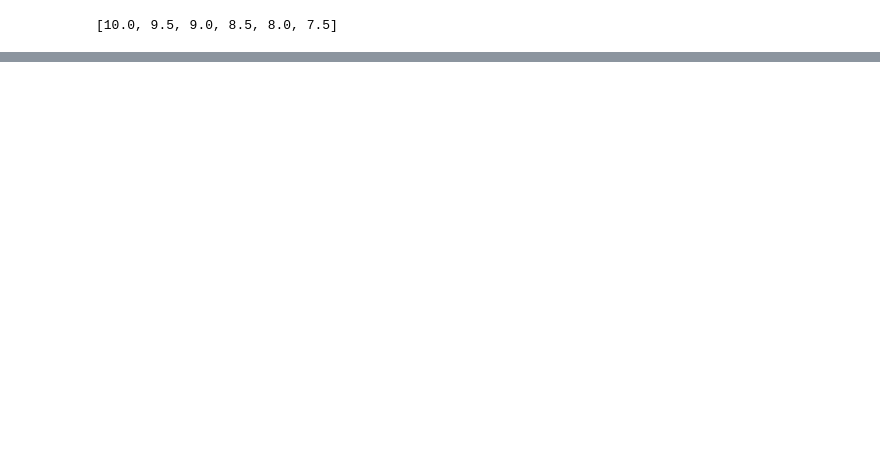
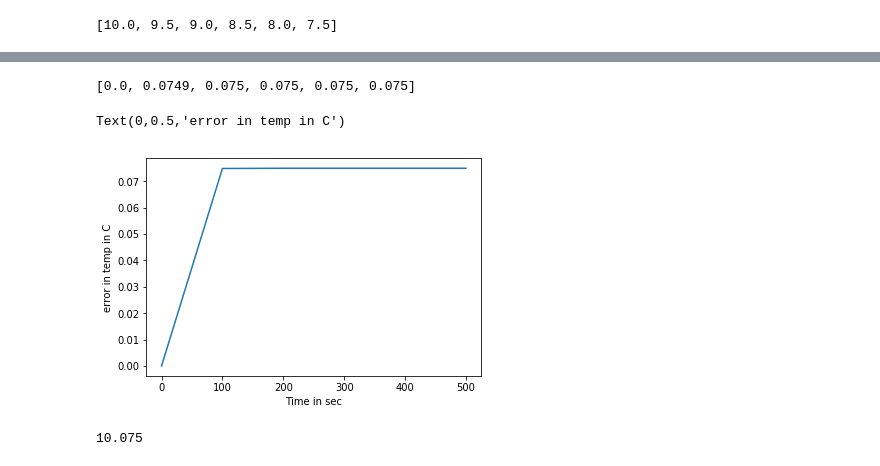
Before and after one commit to EslamAdel/Measurements-Notebooks, a Jupyter notebook: Dynamic-Char.ipynb, the cells around one changed output, grey strips where cells are left out. Drawn from its saved outputs; the diff is of its cells as text; code cells hidden in the pictures; blank space fills up the shorter version.

```diff
--- a/Dynamic-Char.ipynb
+++ b/Dynamic-Char.ipynb
@@ -39,0 +75,16 @@ Text(0,0.5,'error in temp')
+# %%
+temp_error = [abs(actual[i] - result[i]) for i in range(len(result))]
+print([round(a,4) for a in temp_error])
+plt.plot(timeInterval, temp_error)
+plt.xlabel('Time in sec')
+plt.ylabel('error in temp in C')
+# %% [output]
+[0.0, 0.0749, 0.075, 0.075, 0.075, 0.075]
+Text(0,0.5,'error in temp in C')
+[figure, added]
+# %%
+# b
+# At x = 1000, t =1000/0.5
+Tfunc(2000)
+# %% [output]
+10.075
```
Also changed, not shown: parts of 10 cells of this notebook.
